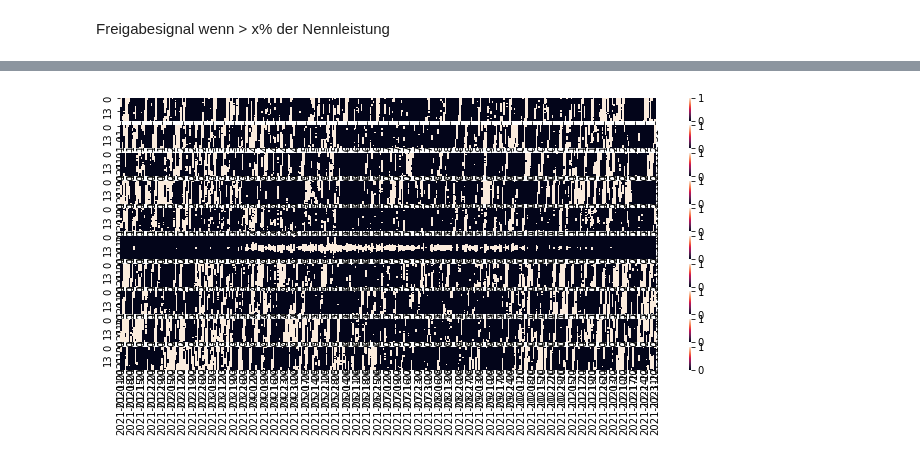
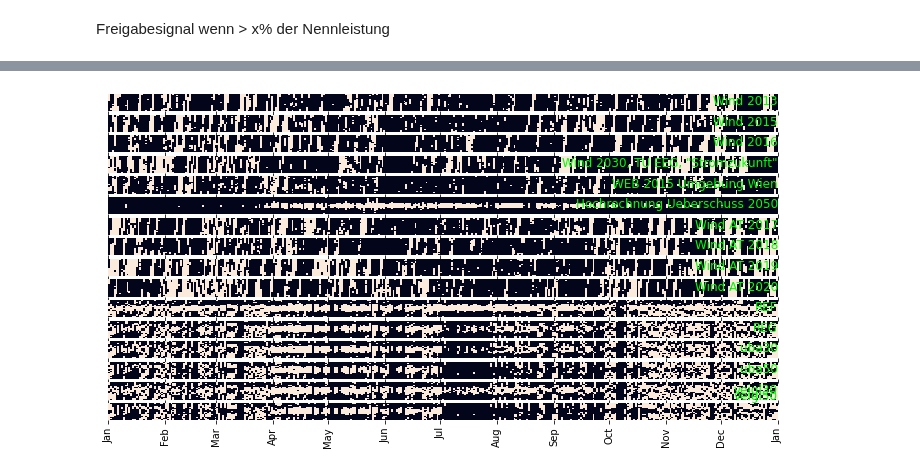
Before and after one commit to simonschaluppe/peexcel, a Jupyter notebook: Analysis/Netzdienlichkeit/Netzdienlichkeit.ipynb, the cells around one changed output, grey strips where cells are left out. Drawn from its saved outputs; the diff is of its cells as text; code cells hidden in the pictures.

```diff
--- a/Analysis/Netzdienlichkeit/Netzdienlichkeit.ipynb
+++ b/Analysis/Netzdienlichkeit/Netzdienlichkeit.ipynb
@@ -36,6 +32,6 @@ df = normalize(df)
 # %%
 import numpy as np
-
-df.index = np.arange("2021-01-01","2022-01-01 00:00", dtype="datetime64[h]")
+dates = np.arange("2021-01-01","2022-01-01 00:00", dtype="datetime64[h]")
+df.index = dates
 df.head()
 # %% [output]
@@ -52,0 +65,3 @@ df.plot()
+# %%
+df=pd.concat([df, df_nutz], axis=1)
+df.head()
@@ -56,11 +78,18 @@ Freigabesignal wenn > x% der Nennleistung
 import matplotlib.pyplot as plt
 
 cutoffs = [0.3,0.4,0.5,0.6]
+colors=["red","purple","blue", "lightblue"]
 anzahl = pd.DataFrame()
-fig, ax = plt.subplots(1, len(cutoffs), sharey=True)
+c1 = df.columns[:-6]
+c2 = df.columns[-6:]
+fig, ax = plt.subplots(1, len(cutoffs)+1, sharey=True, figsize=(12,6))
 for i, x in enumerate(cutoffs):
-    sig = df.where(df>x)
-    sig.count().plot(kind="bar", ax=ax[i], title=x)
+    sig = df[c1].where(df>x)
+    sig.count().plot(kind="bar", ax=ax[i], title=f"> {x*100}%", color=colors[i])
 
-    anzahl[x] = sig.count()
+
+sig = df[c2].where(df>x)
+sig.count().plot(kind="bar", ax=ax[len(cutoffs)], title="RES", color="green")
+
+fig.savefig("freigabestunden.png", dpi=300, bbox_inches="tight")
 # %% [output]
@@ -76,6 +115,4 @@ sns.relplot(data=anzahl)
 cut = 0.4
 df_sign = pd.DataFrame()
 for c in df.columns:
-    df_sign[c] = df[c].map(lambda x: 0 if x < cut else 1)
-
-df_sign["2021-01"].plot(kind="bar", stacked=True)
+    df_sign[c] = df[c].map(lambda x: -1 if x < cut else 1)
@@ -101,7 +128,19 @@ df_sign.head()
 # %%
-fig, ax = plt.subplots(len(df_sign.columns), 1, sharey=True, figsize=(12,5))
+from matplotlib.dates import MonthLocator
+from matplotlib.dates import DateFormatter
+
+fig, ax = plt.subplots(len(df_sign.columns), 1, sharex=True, sharey=True, figsize=(12,6))
 for i, col in enumerate(df_sign.columns):
-    vis = pd.pivot_table(df_sign, index=df_sign.index.date, columns=df_sign.index.hour, values=col)
-    sns.heatmap(vis.T, ax=ax[i])
+    vis = pd.pivot_table(df_sign,
+                         index=df_sign.index.date, columns=df_sign.index.hour, values=col)
+    sns.heatmap(vis.T,
+                cbar=False,
+                yticklabels=False,
+                ax=ax[i])
+    ax[i].set_title(col, loc="right", color="lime", fontsize=12, pad=-11)
+    months = MonthLocator()
+    monthsFmt = DateFormatter("%b")
+    ax[i].xaxis.set_major_locator(months)
+    ax[i].xaxis.set_major_formatter(monthsFmt)
 # %% [output]
-[figure, old version]
+[figure, new version]
```
Also changed, not shown: parts of 30 cells of this notebook, 14 other files.
